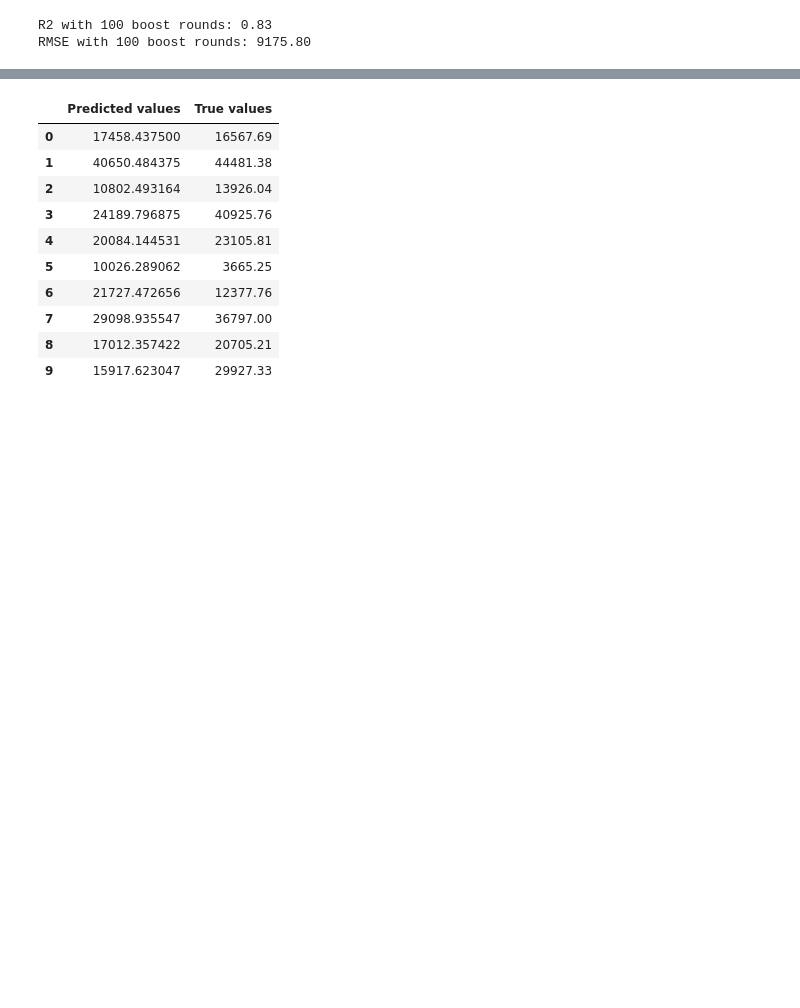
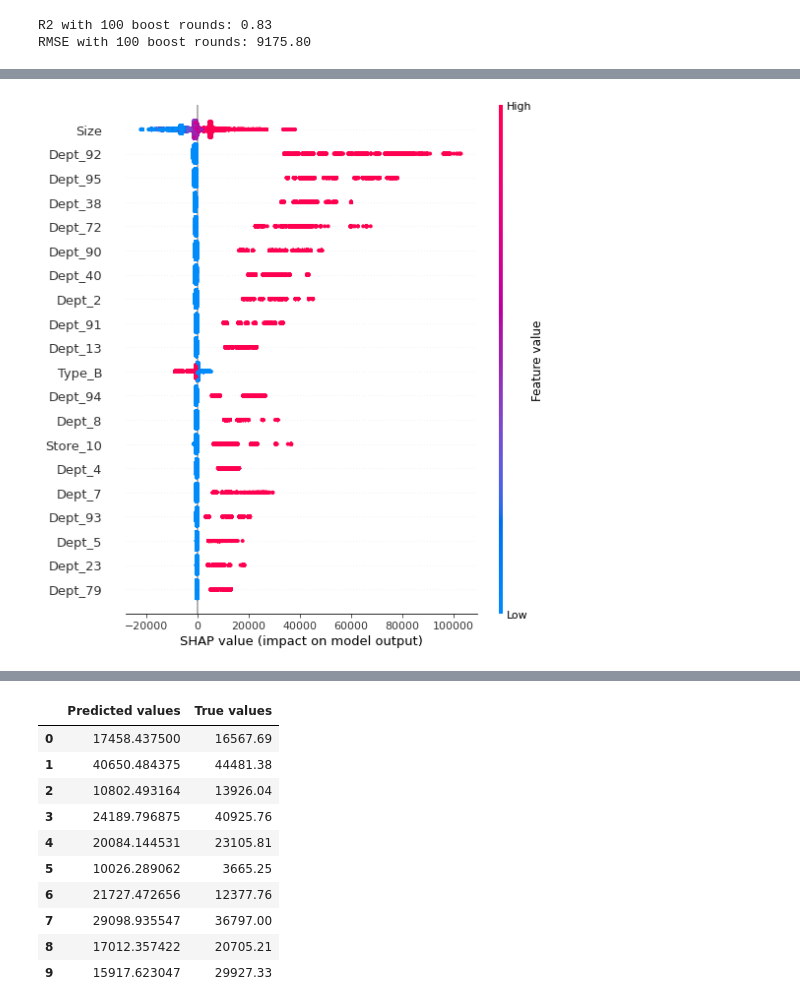
Before and after one commit to jamesdinardo/Retail-Forecasting, a Jupyter notebook: Boosted_models.ipynb, the cells around one changed output, grey strips where cells are left out. Cells and saved outputs as stored; diff of their text form; code cells hidden in the pictures; blank space fills up the shorter version.

Commit message:
Created custom CSS for the Flask app, created an about page, edited the app so that it displays a plot with the prediction, and added some SHAP plots to the boosted_models notebook

```diff
--- a/Boosted_models.ipynb
+++ b/Boosted_models.ipynb
@@ -474,0 +479,5 @@ RMSE with 100 boost rounds: 9175.80
+# %%
+shap.initjs()
+
+explainer = shap.TreeExplainer(xgb_model)
+shap_values = explainer.shap_values(X_test)
@@ -474,0 +486,6 @@ RMSE with 100 boost rounds: 9175.80
+# %%
+list_of_features = list(df_dummies.drop('Weekly_Sales', axis=1).columns)
+# %%
+shap.summary_plot(shap_values, features=X_test, feature_names=list_of_features)
+# %% [output]
+[figure, added]
```
Also changed, not shown: parts of 5 cells of this notebook, 9 other files.
